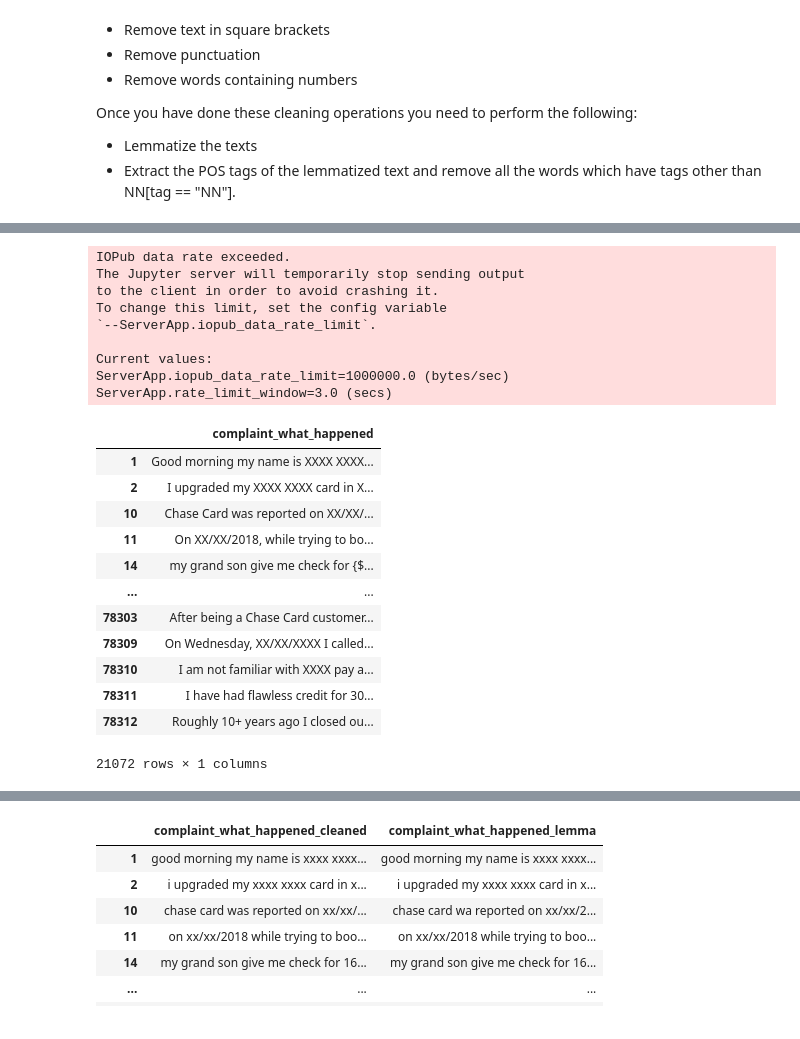
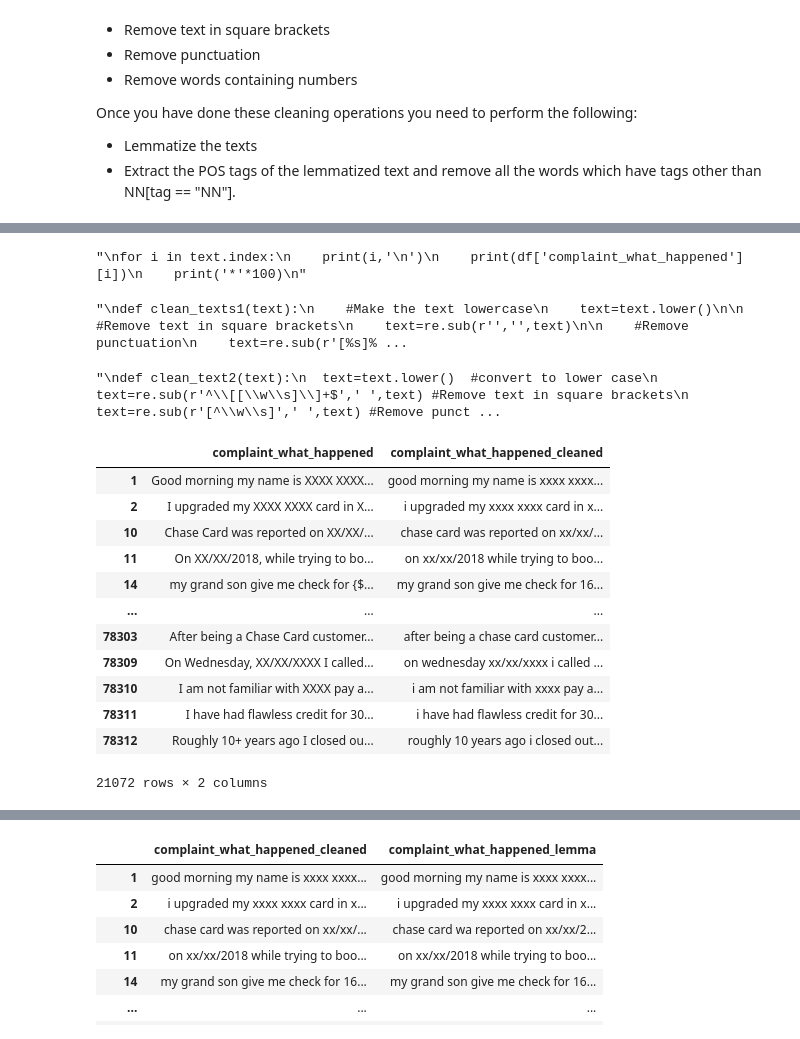
Before and after one commit to chetanrajhans/Case-Study-Automatic-Ticket-Classification, a Jupyter notebook: WIP Automatic_Ticket_Classification_Assignment.ipynb, the cells around one changed output, grey strips where cells are left out. Saved outputs shown, nothing was run; the diff lists cells and outputs as text; code cells hidden in the pictures.

```diff
--- a/WIP Automatic_Ticket_Classification_Assignment.ipynb
+++ b/WIP Automatic_Ticket_Classification_Assignment.ipynb
@@ -306,3 +266,3 @@ r'^\[[\w\s]\]+$
 # %%
-df['comp'] = df['complaint_what_happened'].apply(lambda x: find_pattern(x,pattern))
+#df['comp'] = df['complaint_what_happened'].apply(lambda x: find_pattern(x,pattern))
 # %%
@@ -324,2 +270,2 @@ Name: count, Length: 20842, dtype: int64
 # %%
-text = df['complaint_what_happened'][df['comp'] != 'Not Found!']
+#text = df['complaint_what_happened'][df['comp'] != 'Not Found!']
@@ -341,18 +274,12 @@ Name: complaint_what_happened, Length: 20841, dtype: object
 # %%
+'''
 for i in text.index:
     print(i,'\n')
     print(df['complaint_what_happened'][i])
     print('*'*100)
+'''
 # %% [output]
-IOPub data rate exceeded.
-The Jupyter server will temporarily stop sending output
-to the client in order to avoid crashing it.
-To change this limit, set the config variable
-`--ServerApp.iopub_data_rate_limit`.
-
-Current values:
-ServerApp.iopub_data_rate_limit=1000000.0 (bytes/sec)
-ServerApp.rate_limit_window=3.0 (secs)
+"\nfor i in text.index:\n    print(i,'\n')\n    print(df['complaint_what_happened'][i])\n    print('*'*100)\n"
 # %%
 def clean_text(text):
     #Making text Lower case
@@ -368,6 +295,7 @@ def clean_text(text):
 
     return text
 # %%
+'''
 def clean_texts1(text):
     #Make the text lowercase
     text=text.lower()
@@ -382,31 +310,38 @@ def clean_texts1(text):
     text = re.sub(r'\w*\d\w*', '', text)
 
     return text
+'''
+# %% [output]
+"\ndef clean_texts1(text):\n    #Make the text lowercase\n    text=text.lower()\n\n    #Remove text in square brackets\n    text=re.sub(r'','',text)\n\n    #Remove punctuation\n    text=re.sub(r'[%s]% ...
 # %%
+'''
 def clean_text2(text):
   text=text.lower()  #convert to lower case
   text=re.sub(r'^\[[\w\s]\]+$',' ',text) #Remove text in square brackets
   text=re.sub(r'[^\w\s]',' ',text) #Remove punctuation
   text=re.sub(r'^[a-zA-Z]\d+\w*$',' ',text) #Remove words with numbers
   return text
+'''
+# %% [output]
+"\ndef clean_text2(text):\n  text=text.lower()  #convert to lower case\n  text=re.sub(r'^\\[[\\w\\s]\\]+$',' ',text) #Remove text in square brackets\n  text=re.sub(r'[^\\w\\s]',' ',text) #Remove punct ...
 # %%
-df['complaint_what_happened_cleaned'] = df['complaint_what_happened'].apply(lambda x : clean_text(x))
+df['complaint_what_happened_cleaned'] = df['complaint_what_happened'].progress_apply(lambda x : clean_text(x))
 #df['complaint_what_happened_cleaned1'] = df['complaint_what_happened'].apply(lambda x : clean_texts1(x))
 #df['complaint_what_happened_cleaned2'] = df['complaint_what_happened'].apply(lambda x : clean_text2(x))
 # %%
-df[['complaint_what_happened']]
+df[['complaint_what_happened','complaint_what_happened_cleaned']]
 #df[['complaint_what_happened','complaint_what_happened_cleaned','complaint_what_happened_cleaned1','complaint_what_happened_cleaned2']]
 # %% [output]
-|  | complaint_what_happened |
-| 1 | Good morning my name is XXXX XXXX... |
-| 2 | I upgraded my XXXX XXXX card in X... |
-| 10 | Chase Card was reported on XX/XX/... |
-| 11 | On XX/XX/2018, while trying to bo... |
-| 14 | my grand son give me check for {$... |
-| ... | ... |
-| 78303 | After being a Chase Card customer... |
-| 78309 | On Wednesday, XX/XX/XXXX I called... |
-| 78310 | I am not familiar with XXXX pay a... |
-| 78311 | I have had flawless credit for 30... |
-| 78312 | Roughly 10+ years ago I closed ou... |
+|  | complaint_what_happened | complaint_what_happened_cleaned |
+| 1 | Good morning my name is XXXX XXXX... | good morning my name is xxxx xxxx... |
+| 2 | I upgraded my XXXX XXXX card in X... | i upgraded my xxxx xxxx card in x... |
+| 10 | Chase Card was reported on XX/XX/... | chase card was reported on xx/xx/... |
+| 11 | On XX/XX/2018, while trying to bo... | on xx/xx/2018 while trying to boo... |
+| 14 | my grand son give me check for {$... | my grand son give me check for 16... |
+| ... | ... | ... |
+| 78303 | After being a Chase Card customer... | after being a chase card customer... |
+| 78309 | On Wednesday, XX/XX/XXXX I called... | on wednesday xx/xx/xxxx i called ... |
+| 78310 | I am not familiar with XXXX pay a... | i am not familiar with xxxx pay a... |
+| 78311 | I have had flawless credit for 30... | i have had flawless credit for 30... |
+| 78312 | Roughly 10+ years ago I closed ou... | roughly 10 years ago i closed out... |
-21072 rows × 1 columns
+21072 rows × 2 columns
```
Also changed, not shown: parts of 65 cells of this notebook.
